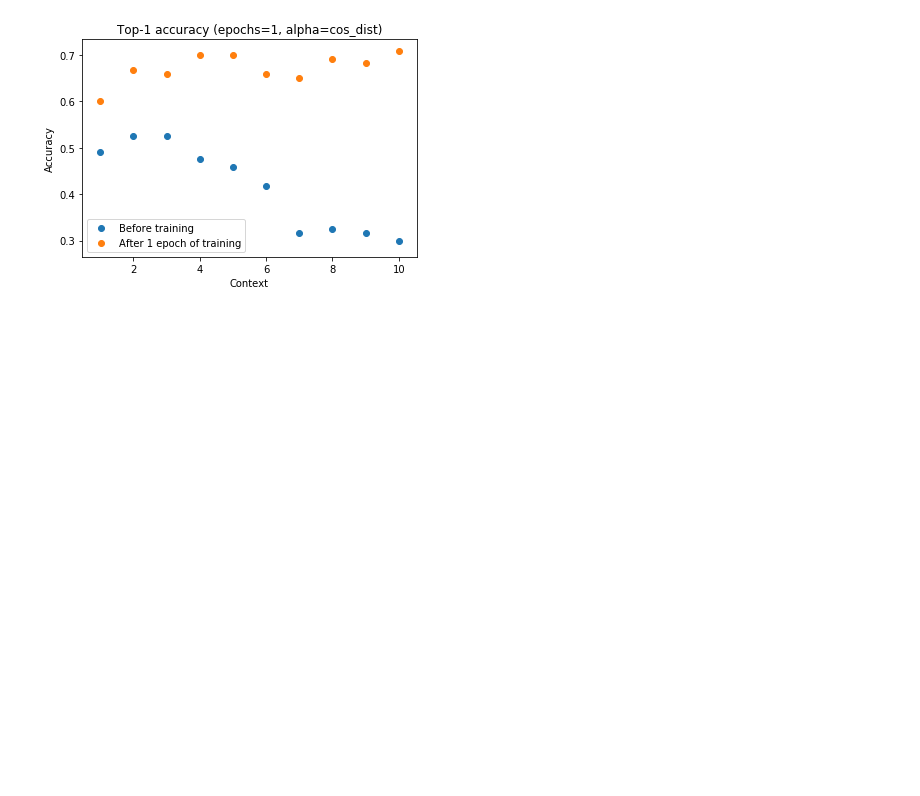
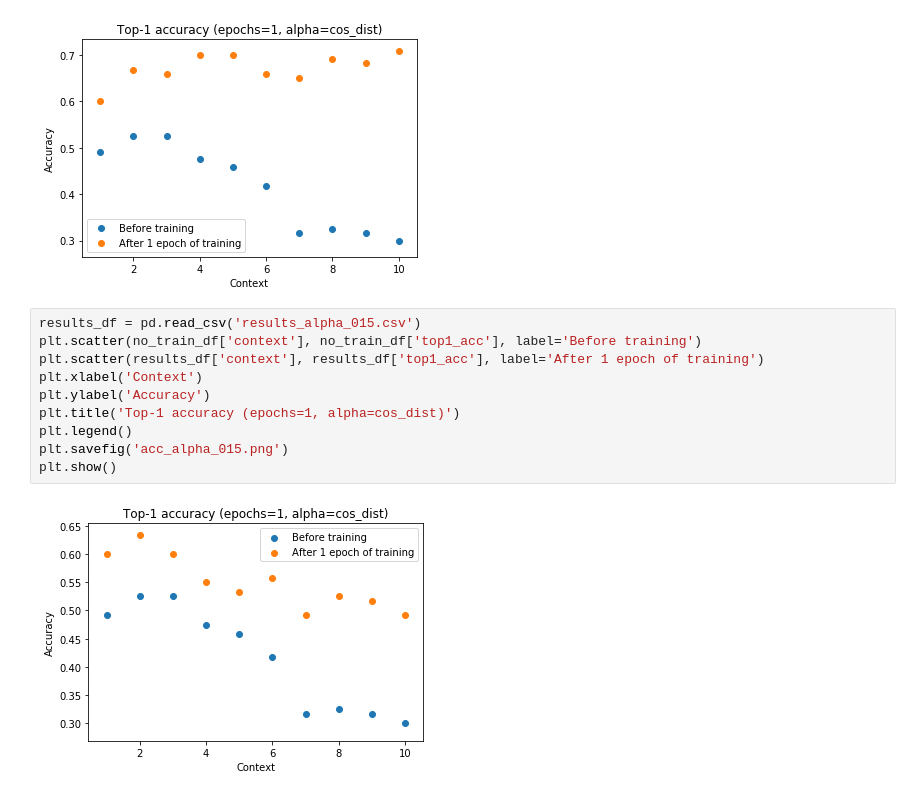
Before and after one commit to gberinger/automatic-wiki-links, a Jupyter notebook: experiments/context/context_plots.ipynb, the cells around one changed output. Saved outputs shown, nothing was run; the diff lists cells and outputs as text; blank space fills up the shorter version.

Commit message:
Add epochs experiment with cos dist as alpha

```diff
--- a/experiments/context/context_plots.ipynb
+++ b/experiments/context/context_plots.ipynb
@@ -30,3 +30,15 @@ plt.savefig('acc_alpha_cos_dist.png')
 plt.show()
 # %% [output]
 [figure]
+# %%
+results_df = pd.read_csv('results_alpha_015.csv')
+plt.scatter(no_train_df['context'], no_train_df['top1_acc'], label='Before training')
+plt.scatter(results_df['context'], results_df['top1_acc'], label='After 1 epoch of training')
+plt.xlabel('Context')
+plt.ylabel('Accuracy')
+plt.title('Top-1 accuracy (epochs=1, alpha=cos_dist)')
+plt.legend()
+plt.savefig('acc_alpha_015.png')
+plt.show()
+# %% [output]
+[figure, added]
```
Also changed, not shown: parts of 1 cell of this notebook, 6 other files.
